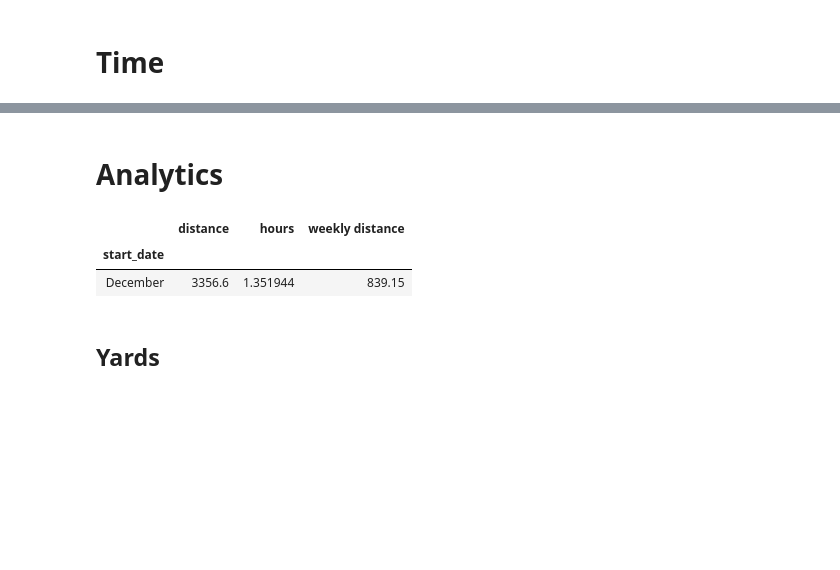
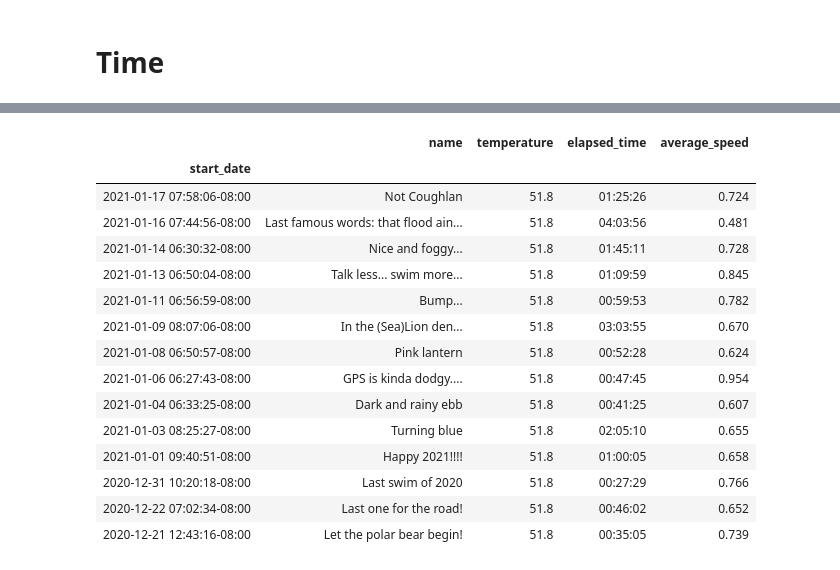
Before and after one commit to mrpozzi/mrpozzi.github.io, a Jupyter notebook: notebooks/PBear2020Dash.ipynb, the cells around one changed output, grey strips where cells are left out. Cells and saved outputs as stored; diff of their text form; code cells hidden in the pictures; blank space fills up the shorter version.

```diff
--- a/notebooks/PBear2020Dash.ipynb
+++ b/notebooks/PBear2020Dash.ipynb
@@ -52,11 +52,20 @@ Markdown("""
-# %% [markdown]
-# Analytics
-# %%
-training.monthly_yardage
-# %% [output]
-|  | distance | hours | weekly distance |
-| start_date |  |  |  |
-| December | 3356.6 | 1.351944 | 839.15 |
-# %% [markdown]
-## Yards
+# %%
+training.swims[['name', 'temperature', 'elapsed_time', 'average_speed']]
+# %% [output]
+|  | name | temperature | elapsed_time | average_speed |
+| start_date |  |  |  |  |
+| 2021-01-17 07:58:06-08:00 | Not Coughlan | 51.8 | 01:25:26 | 0.724 |
+| 2021-01-16 07:44:56-08:00 | Last famous words: that flood ain... | 51.8 | 04:03:56 | 0.481 |
+| 2021-01-14 06:30:32-08:00 | Nice and foggy... | 51.8 | 01:45:11 | 0.728 |
+| 2021-01-13 06:50:04-08:00 | Talk less... swim more... | 51.8 | 01:09:59 | 0.845 |
+| 2021-01-11 06:56:59-08:00 | Bump... | 51.8 | 00:59:53 | 0.782 |
+| 2021-01-09 08:07:06-08:00 | In the (Sea)Lion den... | 51.8 | 03:03:55 | 0.670 |
+| 2021-01-08 06:50:57-08:00 | Pink lantern | 51.8 | 00:52:28 | 0.624 |
+| 2021-01-06 06:27:43-08:00 | GPS is kinda dodgy.... | 51.8 | 00:47:45 | 0.954 |
+| 2021-01-04 06:33:25-08:00 | Dark and rainy ebb | 51.8 | 00:41:25 | 0.607 |
+| 2021-01-03 08:25:27-08:00 | Turning blue | 51.8 | 02:05:10 | 0.655 |
+| 2021-01-01 09:40:51-08:00 | Happy 2021!!!! | 51.8 | 01:00:05 | 0.658 |
+| 2020-12-31 10:20:18-08:00 | Last swim of 2020 | 51.8 | 00:27:29 | 0.766 |
+| 2020-12-22 07:02:34-08:00 | Last one for the road! | 51.8 | 00:46:02 | 0.652 |
+| 2020-12-21 12:43:16-08:00 | Let the polar bear begin! | 51.8 | 00:35:05 | 0.739 |
 # %%
```
Also changed, not shown: parts of 5 cells of this notebook, 1 other file.
